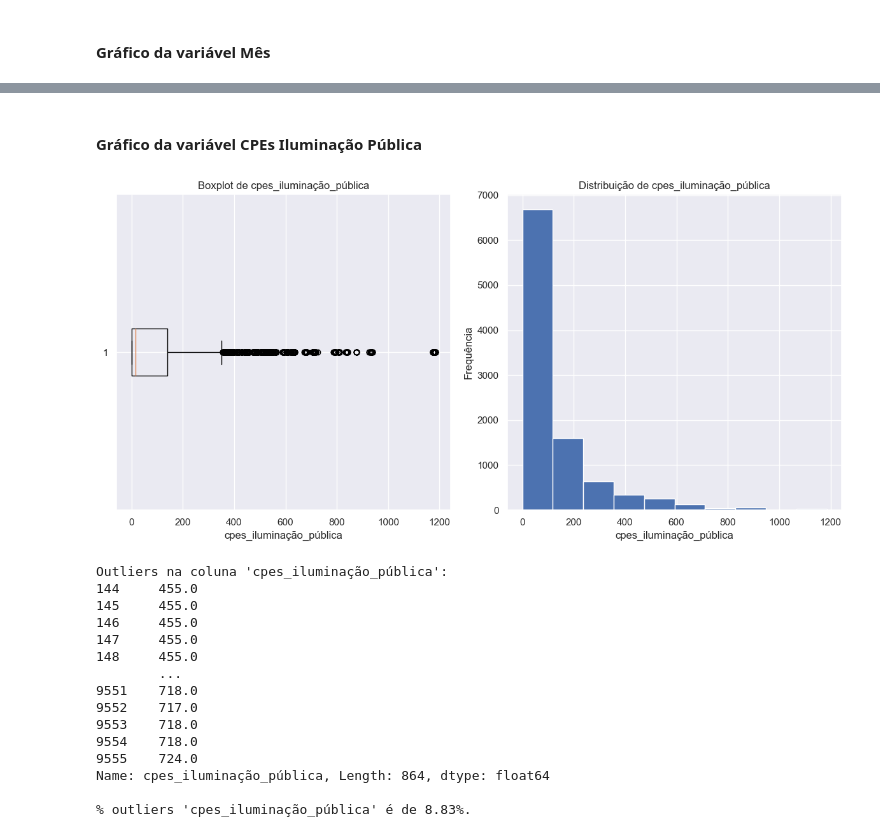
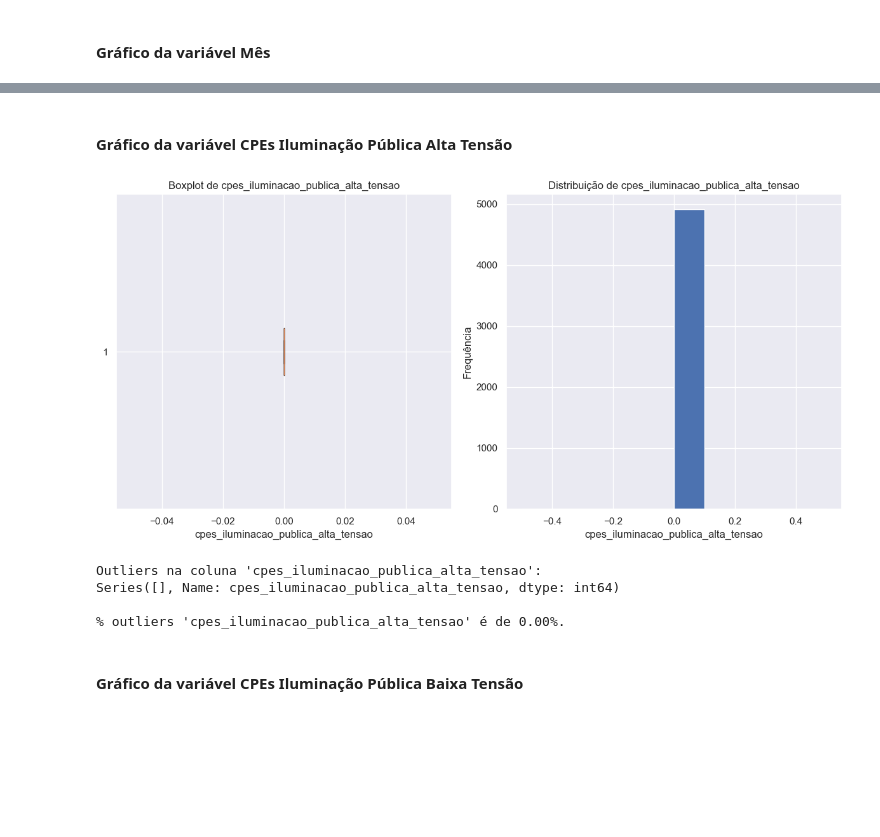
Before and after one commit to kreativermario/Projeto-DECD, a Jupyter notebook: notebooks/data_understanding.ipynb, the cells around one changed output, grey strips where cells are left out. Cells and saved outputs as stored; diff of their text form; code cells hidden in the pictures; blank space fills up the shorter version.

Commit message:
Merge das linhas de tipo de tensão numa única

```diff
--- a/notebooks/data_understanding.ipynb
+++ b/notebooks/data_understanding.ipynb
@@ -354,54 +516,45 @@ Name: cpes_doméstico, Length: 1167, dtype: float64
 # %% [markdown]
-#### Gráfico da variável CPEs Iluminação Pública
+#### Gráfico da variável CPEs Iluminação Pública Alta Tensão
 # %%
 # Coluna para o histograma
-coluna_cpes_il_pub = 'cpes_iluminação_pública'
+coluna_cpes_il_pub_alta = 'cpes_iluminacao_publica_alta_tensao'
 
 # Criar subplots
 fig, (ax_boxplot, ax_hist) = plt.subplots(1, 2, figsize=(12, 6))
 
 # Boxplot
-ax_boxplot.boxplot(merged_df[coluna_cpes_il_pub], vert=False)
-ax_boxplot.set_title(f'Boxplot de {coluna_cpes_il_pub}')
-ax_boxplot.set_xlabel(coluna_cpes_il_pub)
+ax_boxplot.boxplot(merged_df[coluna_cpes_il_pub_alta], vert=False)
+ax_boxplot.set_title(f'Boxplot de {coluna_cpes_il_pub_alta}')
+ax_boxplot.set_xlabel(coluna_cpes_il_pub_alta)
 
 # Histograma
-ax_hist.hist(merged_df[coluna_cpes_il_pub], bins=10)
-ax_hist.set_title(f'Distribuição de {coluna_cpes_il_pub}')
-ax_hist.set_xlabel(coluna_cpes_il_pub)
+ax_hist.hist(merged_df[coluna_cpes_il_pub_alta], bins=10)
+ax_hist.set_title(f'Distribuição de {coluna_cpes_il_pub_alta}')
+ax_hist.set_xlabel(coluna_cpes_il_pub_alta)
 ax_hist.set_ylabel('Frequência')
 
 plt.tight_layout()
 plt.show()
 
 # Encontrar outliers
-outliers = find_outliers(merged_df[coluna_cpes_il_pub])
-print(f"Outliers na coluna '{coluna_cpes_il_pub}':\n{outliers}\n")
+outliers = find_outliers(merged_df[coluna_cpes_il_pub_alta])
+print(f"Outliers na coluna '{coluna_cpes_il_pub_alta}':\n{outliers}\n")
 
 # Calcular o número total de valores na coluna 'cpes iluminacao publica'
-total_valores = len(merged_df[coluna_cpes_il_pub])
+total_valores = len(merged_df[coluna_cpes_il_pub_alta])
 
 # Calcular o número de outliers
 num_outliers = len(outliers)
 
 # Calcular a percentagem de outliers
 percent_outliers = (num_outliers / total_valores) * 100
 
-print(f"% outliers '{coluna_cpes_il_pub}' é de {percent_outliers:.2f}%.")
+print(f"% outliers '{coluna_cpes_il_pub_alta}' é de {percent_outliers:.2f}%.")
 # %% [output]
-[figure, old version]
+[figure, new version]
-Outliers na coluna 'cpes_iluminação_pública':
-144     455.0
-145     455.0
-146     455.0
-147     455.0
-148     455.0
-        ...
-9551    718.0
-9552    717.0
-9553    718.0
-9554    718.0
-9555    724.0
-Name: cpes_iluminação_pública, Length: 864, dtype: float64
+Outliers na coluna 'cpes_iluminacao_publica_alta_tensao':
+Series([], Name: cpes_iluminacao_publica_alta_tensao, dtype: int64)
 
-% outliers 'cpes_iluminação_pública' é de 8.83%.
+% outliers 'cpes_iluminacao_publica_alta_tensao' é de 0.00%.
+# %% [markdown]
+#### Gráfico da variável CPEs Iluminação Pública Baixa Tensão
```
Also changed, not shown: parts of 27 cells of this notebook, 4 other files.
